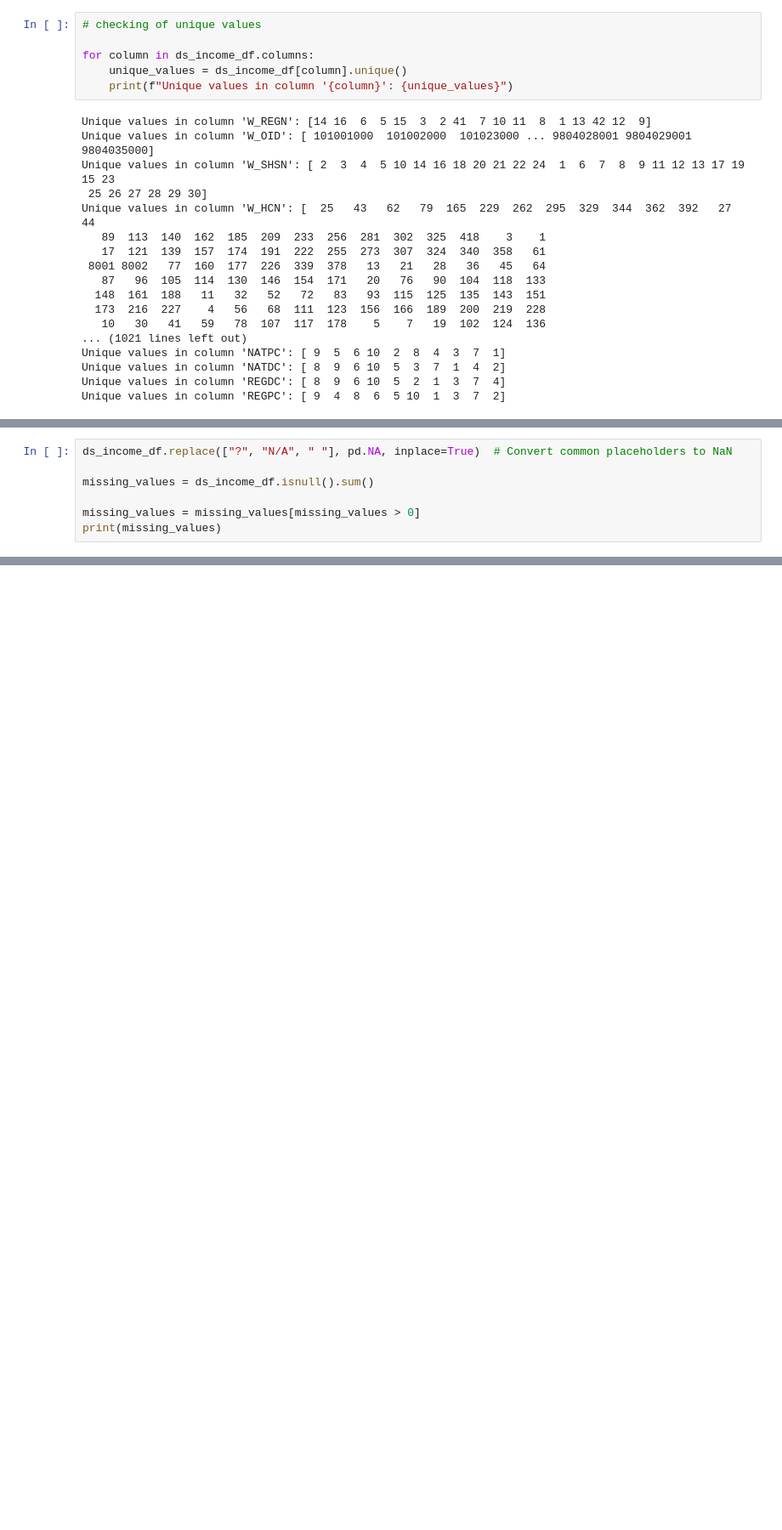
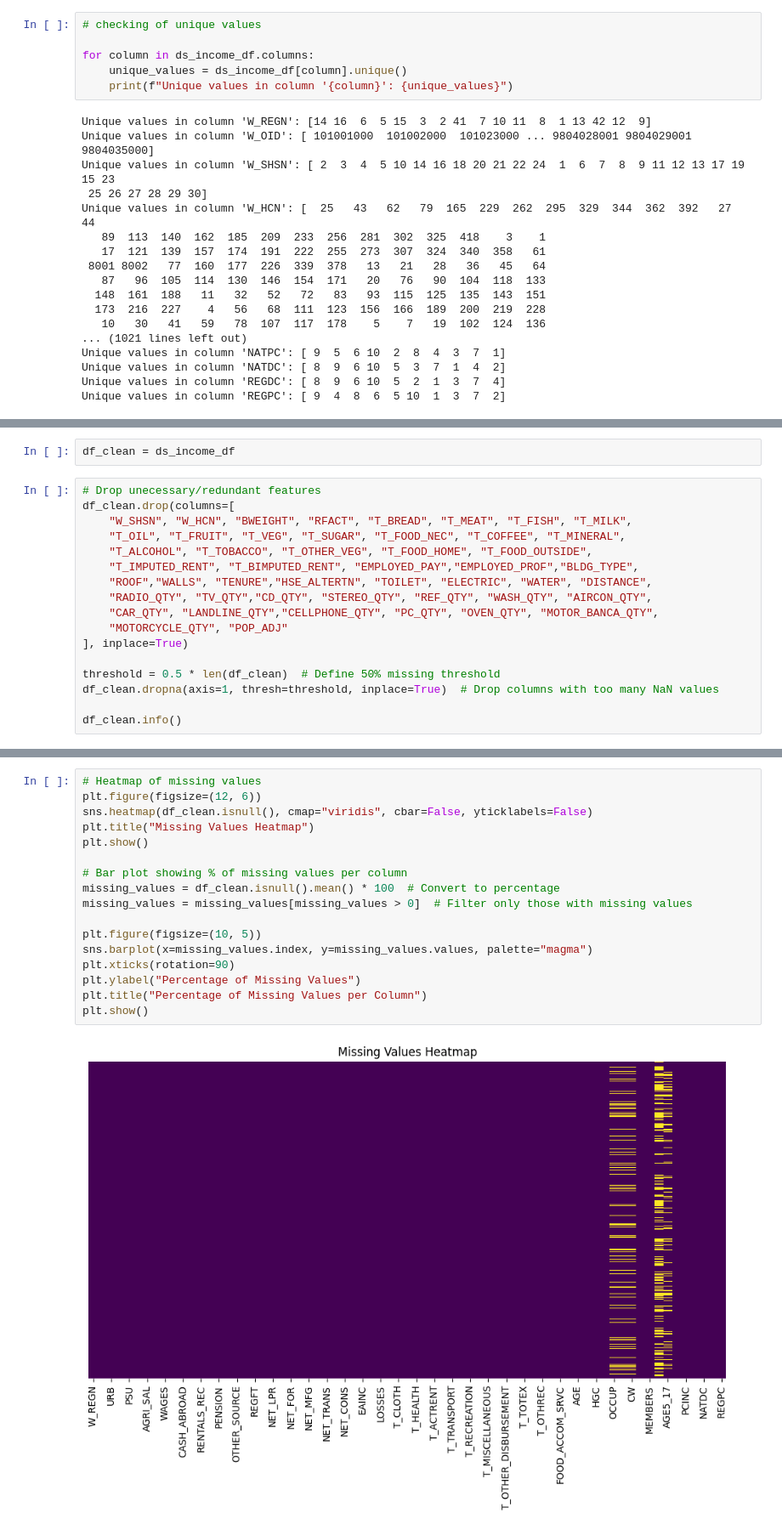
Before and after one commit to SmeaGL/STINTSY_MP, a Jupyter notebook: MP/STINTSY_Project_S14.ipynb, the cells around one changed output, grey strips where cells are left out. Shown at 85% size. Drawn from its saved outputs; the diff is of its cells as text; blank space fills up the shorter version.

```diff
--- a/MP/STINTSY_Project_S14.ipynb
+++ b/MP/STINTSY_Project_S14.ipynb
@@ -101,7 +139,0 @@ Index: []
-# %%
-ds_income_df.replace(["?", "N/A", " "], pd.NA, inplace=True)  # Convert common placeholders to NaN
-
-missing_values = ds_income_df.isnull().sum()
-
-missing_values = missing_values[missing_values > 0]
-print(missing_values)
@@ -110,0 +144,19 @@ dtype: int64
+# %%
+df_clean = ds_income_df
+# %%
+# Drop unecessary/redundant features
+df_clean.drop(columns=[
+    "W_SHSN", "W_HCN", "BWEIGHT", "RFACT", "T_BREAD", "T_MEAT", "T_FISH", "T_MILK",
+    "T_OIL", "T_FRUIT", "T_VEG", "T_SUGAR", "T_FOOD_NEC", "T_COFFEE", "T_MINERAL",
+    "T_ALCOHOL", "T_TOBACCO", "T_OTHER_VEG", "T_FOOD_HOME", "T_FOOD_OUTSIDE",
+    "T_IMPUTED_RENT", "T_BIMPUTED_RENT", "EMPLOYED_PAY","EMPLOYED_PROF","BLDG_TYPE",
+    "ROOF","WALLS", "TENURE","HSE_ALTERTN", "TOILET", "ELECTRIC", "WATER", "DISTANCE",
+    "RADIO_QTY", "TV_QTY","CD_QTY", "STEREO_QTY", "REF_QTY", "WASH_QTY", "AIRCON_QTY",
+    "CAR_QTY", "LANDLINE_QTY","CELLPHONE_QTY", "PC_QTY", "OVEN_QTY", "MOTOR_BANCA_QTY",
+    "MOTORCYCLE_QTY", "POP_ADJ"
+], inplace=True)
+
+threshold = 0.5 * len(df_clean)  # Define 50% missing threshold
+df_clean.dropna(axis=1, thresh=threshold, inplace=True)  # Drop columns with too many NaN values
+
+df_clean.info()
@@ -110,0 +196,19 @@ dtype: int64
+# %%
+# Heatmap of missing values
+plt.figure(figsize=(12, 6))
+sns.heatmap(df_clean.isnull(), cmap="viridis", cbar=False, yticklabels=False)
+plt.title("Missing Values Heatmap")
+plt.show()
+
+# Bar plot showing % of missing values per column
+missing_values = df_clean.isnull().mean() * 100  # Convert to percentage
+missing_values = missing_values[missing_values > 0]  # Filter only those with missing values
+
+plt.figure(figsize=(10, 5))
+sns.barplot(x=missing_values.index, y=missing_values.values, palette="magma")
+plt.xticks(rotation=90)
+plt.ylabel("Percentage of Missing Values")
+plt.title("Percentage of Missing Values per Column")
+plt.show()
+# %% [output]
+[figure, added]
```
Also changed, not shown: parts of 31 cells of this notebook.
